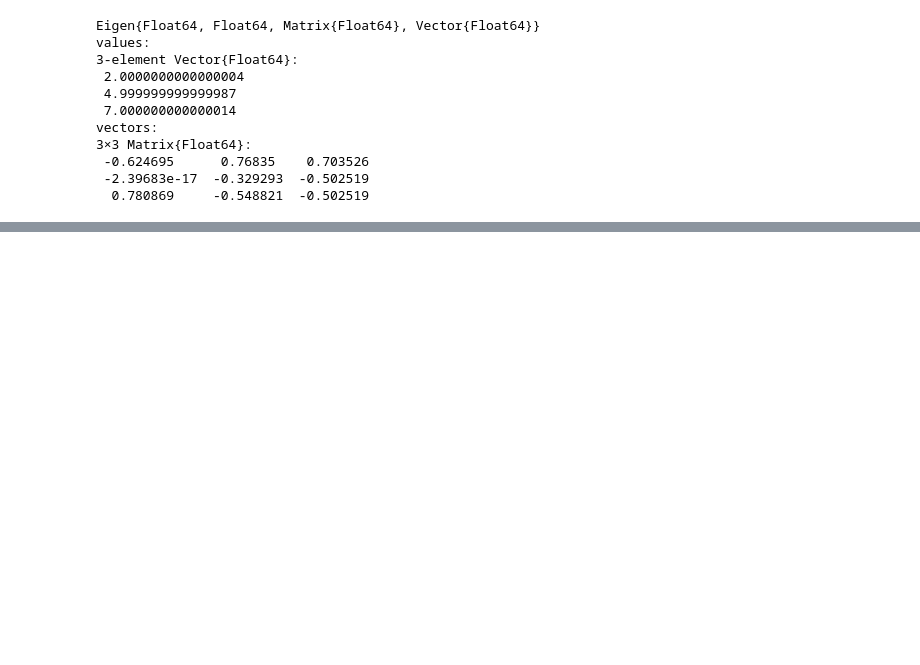
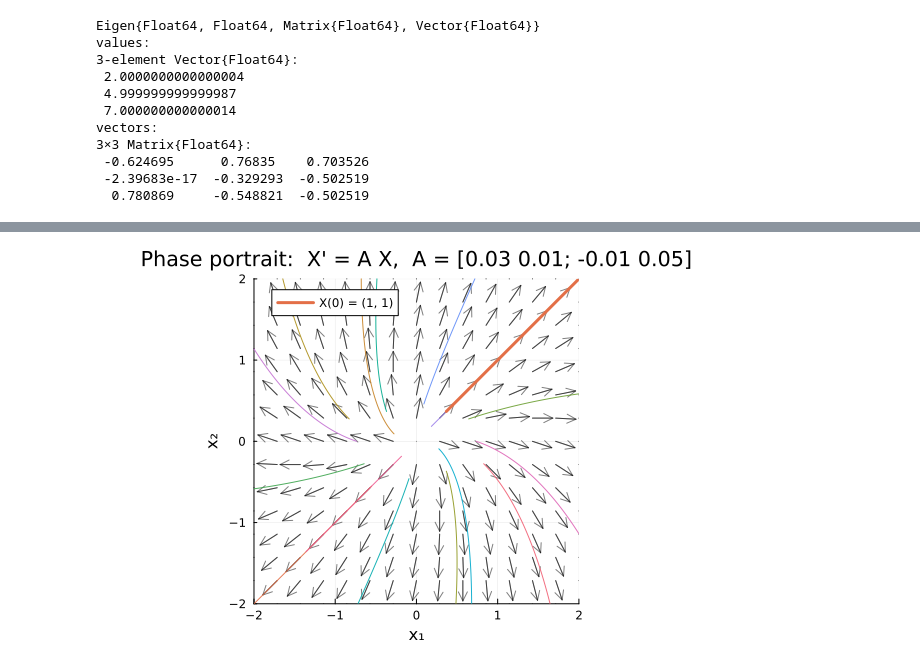
Before and after one commit to rafifsr/gradcourses, a Jupyter notebook: 630_hw11.ipynb, the cells around one changed output, grey strips where cells are left out. Drawn from its saved outputs; the diff is of its cells as text; code cells hidden in the pictures; blank space fills up the shorter version.

```diff
--- a/630_hw11.ipynb
+++ b/630_hw11.ipynb
@@ -63,0 +187,81 @@ Eigenvalues of A:
+# %%
+using LinearAlgebra
+using Plots
+gr()  # choose your backend
+
+# ===================== PARAMETERS (customize) =====================
+A = [0.03 0.01; -0.01 0.05]  # system matrix
+
+# Plot window & grid density
+xlim = (-2.0, 2.0)
+ylim = (-2.0, 2.0)
+gridN = 15                   # arrows per axis
+
+# Trajectory time span and sampling (slower dynamics -> use wider window)
+tmin, tmax = -25.0, 25.0
+Nt   = 600
+
+# Initial conditions to sample (besides the highlighted one)
+init_grid = [-1.5, -0.5, 0.5, 1.5]
+inits = [[xi, yi] for xi in init_grid for yi in init_grid]
+
+# Highlighted solution
+X0_special = [1.0, 1.0]
+
+# Style
+arrow_scale = 0.25
+lw_traj = 1.0
+lw_special = 3.0
+alpha_traj = 0.9
+# =================================================================
+
+# ---- trajectory via matrix exponential: X(t) = exp(A t) * X0 ----
+function traj(tvec::AbstractVector, X0::AbstractVector, A::AbstractMatrix)
+    X = [exp(A * t) * X0 for t in tvec]   # list of 2-vectors
+    hcat(X...)'                            # Nt×2 matrix
+end
+
+# ---- vector field (quiver) ----
+xs = range(xlim[1], xlim[2], length=gridN)
+ys = range(ylim[1], ylim[2], length=gridN)
+
+Xg = repeat(xs', length(ys), 1)
+Yg = repeat(ys, 1, length(xs))
+
+U = similar(Xg); V = similar(Yg)
+for j in axes(Xg,2), i in axes(Xg,1)
+    u = A * [Xg[i,j]; Yg[i,j]]
+    U[i,j] = u[1]; V[i,j] = u[2]
+end
+
+# Normalize arrows for readability
+N = sqrt.(U.^2 .+ V.^2) .+ 1e-12
+Uq = arrow_scale .* U ./ N
+Vq = arrow_scale .* V ./ N
+
+# ---- plot ----
+plt = plot(; xlabel="x₁", ylabel="x₂",
+            xlim=xlim, ylim=ylim, aspect_ratio=1,
+            title="Phase portrait:  X' = A X,  A = [0.03 0.01; -0.01 0.05]")
+
+# vector field
+quiver!(vec(Xg), vec(Yg), quiver=(vec(Uq), vec(Vq)),
+        linealpha=0.5, color=:black, label=nothing)
+
+# time vector
+tvec = range(tmin, tmax, length=Nt)
+
+# sample trajectories
+for X0 in inits
+    XY = traj(tvec, X0, A)
+    plot!(XY[:,1], XY[:,2], lw=lw_traj, alpha=alpha_traj, label=nothing)
+end
+
+# highlighted trajectory for X(0) = (1,1)
+XYs = traj(tvec, X0_special, A)
+plot!(XYs[:,1], XYs[:,2], lw=lw_special, label="X(0) = (1, 1)")
+
+display(plt)
+savefig(plt, "phase_portrait_hw11_16.pdf")
+# %% [output]
+[figure, added]
```
Also changed, not shown: parts of 7 cells of this notebook, 1 other file.
